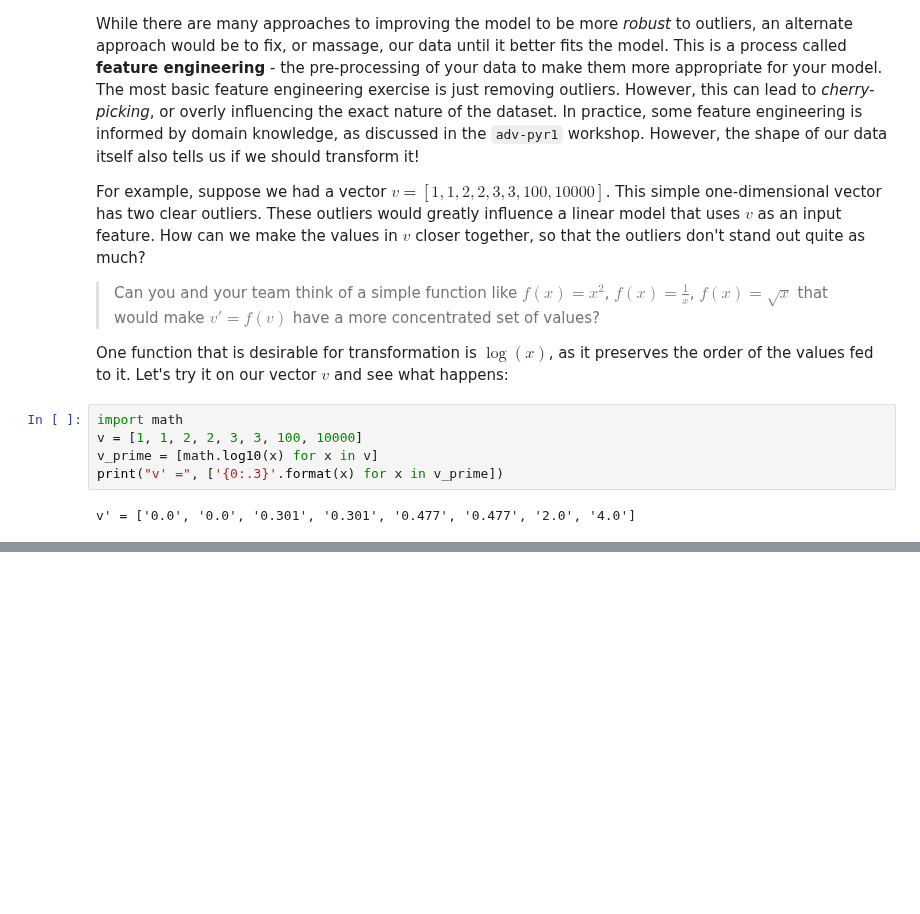
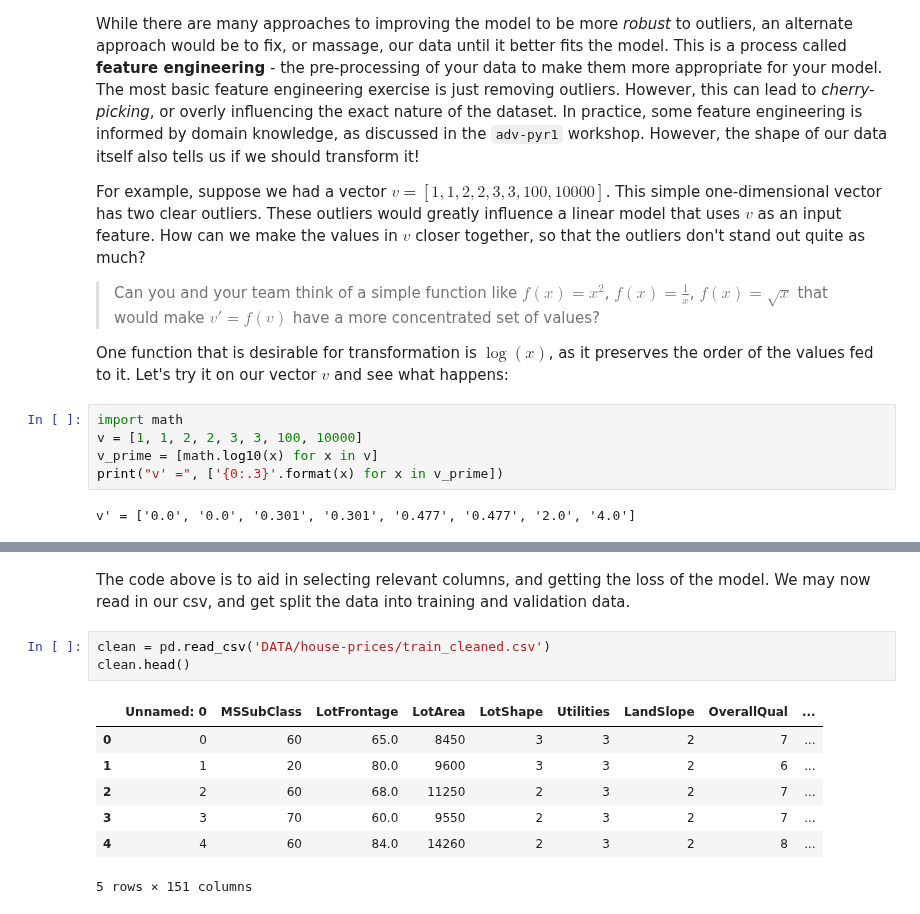
Before and after one commit to SUSA-org/crash-course, a Jupyter notebook: Kaggle/kaggle2.ipynb, the cells around one changed output, grey strips where cells are left out. Saved outputs shown, nothing was run; the diff lists cells and outputs as text; blank space fills up the shorter version.

```diff
--- a/Kaggle/kaggle2.ipynb
+++ b/Kaggle/kaggle2.ipynb
@@ -115,0 +167,13 @@ Feature engineering is actually how polynomial regression is performed.
+# %% [markdown]
+The code above is to aid in selecting relevant columns, and getting the loss of the model. We may now read in our csv, and get split the data into training and validation data.
+# %%
+clean = pd.read_csv('DATA/house-prices/train_cleaned.csv')
+clean.head()
+# %% [output]
+|  | Unnamed: 0 | MSSubClass | LotFrontage | LotArea | LotShape | Utilities | LandSlope | OverallQual | ... |
+| 0 | 0 | 60 | 65.0 | 8450 | 3 | 3 | 2 | 7 | ... |
+| 1 | 1 | 20 | 80.0 | 9600 | 3 | 3 | 2 | 6 | ... |
+| 2 | 2 | 60 | 68.0 | 11250 | 2 | 3 | 2 | 7 | ... |
+| 3 | 3 | 70 | 60.0 | 9550 | 2 | 3 | 2 | 7 | ... |
+| 4 | 4 | 60 | 84.0 | 14260 | 2 | 3 | 2 | 8 | ... |
+5 rows × 151 columns
```
Also changed, not shown: parts of 12 cells of this notebook.
